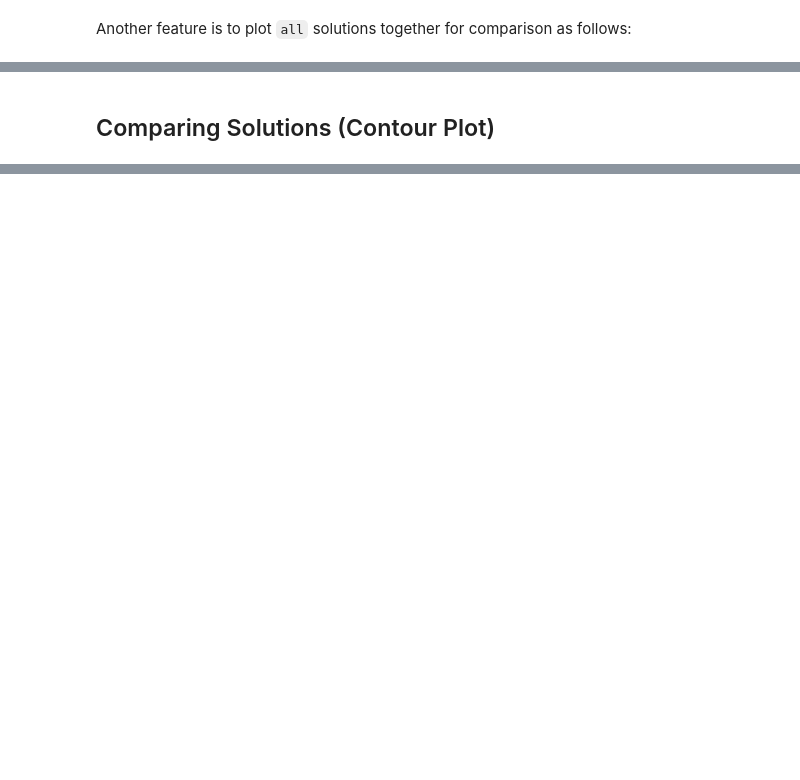
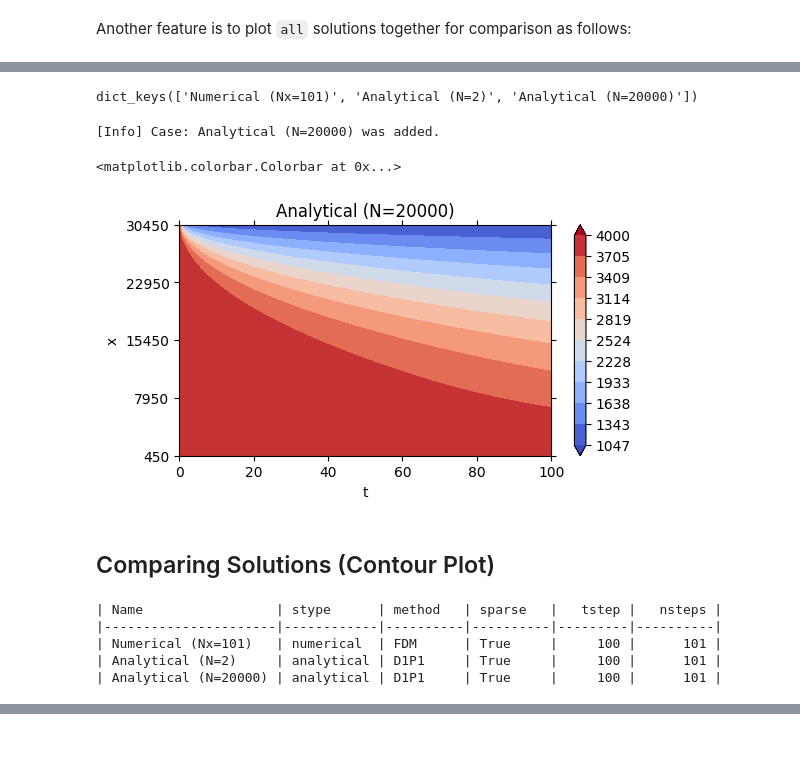
Before and after one commit to hiesabx/reservoirflow, a Jupyter notebook: docs/source/user_guide/tutorials/tutorial_different_solutions_1D1P.ipynb, the cells around one changed output, grey strips where cells are left out. Drawn from its saved outputs; the diff is of its cells as text; code cells hidden in the pictures; blank space fills up the shorter version.

````diff
--- a/docs/source/user_guide/tutorials/tutorial_different_solutions_1D1P.ipynb
+++ b/docs/source/user_guide/tutorials/tutorial_different_solutions_1D1P.ipynb
@@ -214,6 +227,11 @@ Values are shown without scaling `scaling=False` but with boundaries `boundaries
 ```
 # %% [markdown]
 We can improve the analytical solution by using `N=200` and `clean=True` which will exclude values outside of the defined range.
+# %%
+common_run_config = dict(
+    nsteps=100,
+    vectorize=False,
+)
 # %%
 N = 20000  # Number of terms in the analytical solution
 model.compile(
@@ -243,4 +277,20 @@ model.plot(solution="all")  # or model.plot_solutions()
+# %%
+model.solutions.keys()
+# %% [output]
+dict_keys(['Numerical (Nx=101)', 'Analytical (N=2)', 'Analytical (N=20000)'])
+# %%
+model.plot(type="contour", scale=False, boundary=False)
+# %% [output]
+[Info] Case: Analytical (N=20000) was added.
+<matplotlib.colorbar.Colorbar at 0x...>
+[figure, added]
 # %% [markdown]
 ## Comparing Solutions (Contour Plot)
 # %%
-model.solutions
+model.print_solutions()
+# %% [output]
+| Name                 | stype      | method   | sparse   |   tstep |   nsteps |
+|----------------------|------------|----------|----------|---------|----------|
+| Numerical (Nx=101)   | numerical  | FDM      | True     |     100 |      101 |
+| Analytical (N=2)     | analytical | D1P1     | True     |     100 |      101 |
+| Analytical (N=20000) | analytical | D1P1     | True     |     100 |      101 |
````
Also changed, not shown: parts of 13 cells of this notebook, 5 other files.
